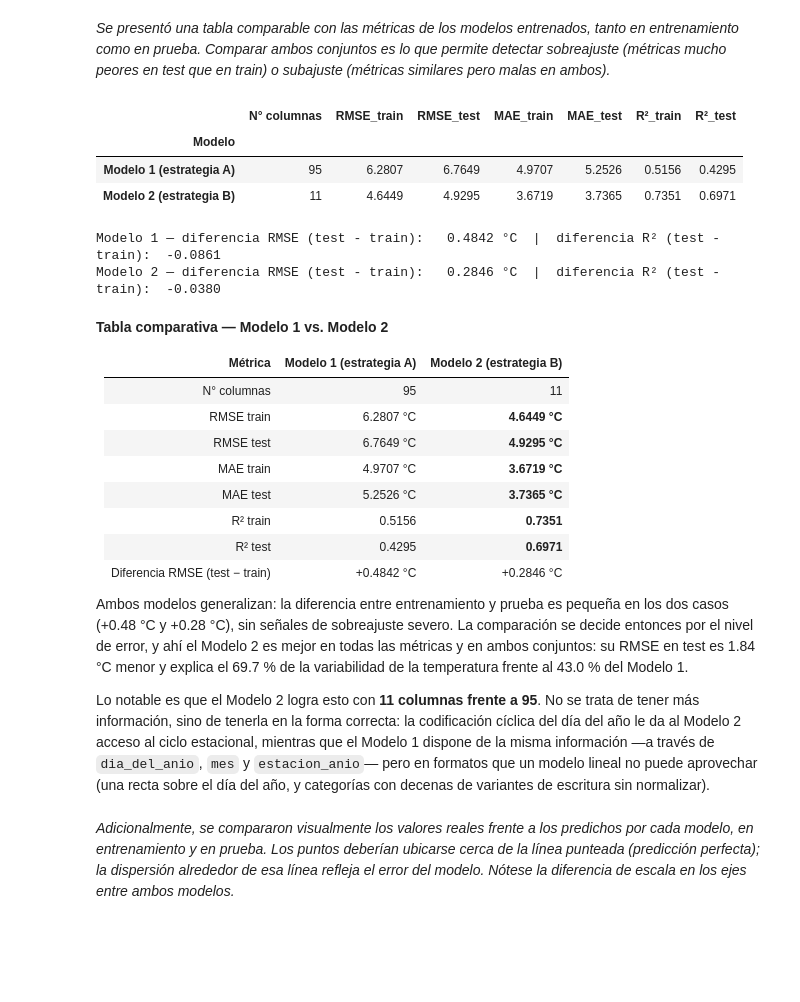
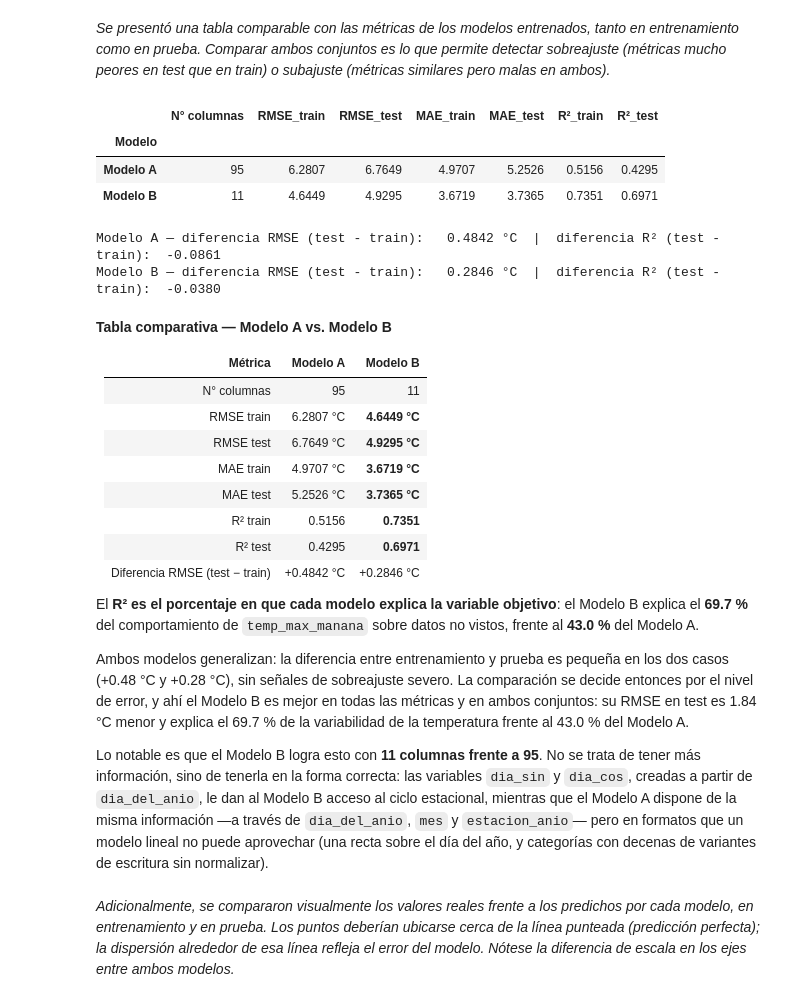
Before and after one commit to LucasValbuena1/LAB1-ML, a Jupyter notebook: laboratorio1.ipynb, the cells around one changed output. Cells and saved outputs as stored; diff of their text form; code cells hidden in the pictures; blank space fills up the shorter version.

```diff
--- a/laboratorio1.ipynb
+++ b/laboratorio1.ipynb
@@ -872,14 +874,14 @@ y_test_pred_1 = modelo_1.predict(Xt_test_df)
 # %%
-mae_train_1 = mean_absolute_error(y_train, y_train_pred_1)
-r2_train_1 = r2_score(y_train, y_train_pred_1)
+mae_train_a = mean_absolute_error(y_train, y_train_pred_a)
+r2_train_a = r2_score(y_train, y_train_pred_a)
 
-mae_test_1 = mean_absolute_error(y_test, y_test_pred_1)
-mse_test_1 = mean_squared_error(y_test, y_test_pred_1)
-rmse_test_1 = np.sqrt(mse_test_1)
-r2_test_1 = r2_score(y_test, y_test_pred_1)
+mae_test_a = mean_absolute_error(y_test, y_test_pred_a)
+mse_test_a = mean_squared_error(y_test, y_test_pred_a)
+rmse_test_a = np.sqrt(mse_test_a)
+r2_test_a = r2_score(y_test, y_test_pred_a)
 
-print("Modelo 1 (estrategia A) — conjunto de prueba")
-print(f"  MAE  test : {mae_test_1:.4f} °C")
-print(f"  RMSE test : {rmse_test_1:.4f} °C")
-print(f"  R²   test : {r2_test_1:.4f}")
+print("Modelo A — conjunto de prueba")
+print(f"  MAE  test : {mae_test_a:.4f} °C")
+print(f"  RMSE test : {rmse_test_a:.4f} °C")
+print(f"  R²   test : {r2_test_a:.4f}")
 # %% [output]
@@ -924,46 +926,46 @@ Modelo 2 (estrategia B) — conjunto de prueba
 # %%
 resultados = pd.DataFrame([
     {
-        "Modelo": "Modelo 1 (estrategia A)",
-        "N° columnas": Xt_train_df.shape[1],
-        "RMSE_train": rmse_train_1,
-        "RMSE_test": rmse_test_1,
-        "MAE_train": mae_train_1,
-        "MAE_test": mae_test_1,
-        "R²_train": r2_train_1,
-        "R²_test": r2_test_1,
+        "Modelo": "Modelo A",
+        "N° columnas": Xt_train_a_df.shape[1],
+        "RMSE_train": rmse_train_a,
+        "RMSE_test": rmse_test_a,
+        "MAE_train": mae_train_a,
+        "MAE_test": mae_test_a,
+        "R²_train": r2_train_a,
+        "R²_test": r2_test_a,
     },
     {
-        "Modelo": "Modelo 2 (estrategia B)",
+        "Modelo": "Modelo B",
         "N° columnas": Xt_train_b_df.shape[1],
-        "RMSE_train": rmse_train_2,
-        "RMSE_test": rmse_test_2,
-        "MAE_train": mae_train_2,
-        "MAE_test": mae_test_2,
-        "R²_train": r2_train_2,
-        "R²_test": r2_test_2,
+        "RMSE_train": rmse_train_b,
+        "RMSE_test": rmse_test_b,
+        "MAE_train": mae_train_b,
+        "MAE_test": mae_test_b,
+        "R²_train": r2_train_b,
+        "R²_test": r2_test_b,
     },
 ]).set_index("Modelo")
 
 display(resultados.round(4))
 
 for nombre, rmse_tr, rmse_ts, r2_tr, r2_ts in [
-    ("Modelo 1", rmse_train_1, rmse_test_1, r2_train_1, r2_test_1),
-    ("Modelo 2", rmse_train_2, rmse_test_2, r2_train_2, r2_test_2),
+    ("Modelo A", rmse_train_a, rmse_test_a, r2_train_a, r2_test_a),
+    ("Modelo B", rmse_train_b, rmse_test_b, r2_train_b, r2_test_b),
 ]:
     print(f"{nombre} — diferencia RMSE (test - train): {rmse_ts - rmse_tr:8.4f} °C  |  "
           f"diferencia R² (test - train): {r2_ts - r2_tr:8.4f}")
 # %% [output]
 |  | N° columnas | RMSE_train | RMSE_test | MAE_train | MAE_test | R²_train | R²_test |
 | Modelo |  |  |  |  |  |  |  |
-| Modelo 1 (estrategia A) | 95 | 6.2807 | 6.7649 | 4.9707 | 5.2526 | 0.5156 | 0.4295 |
-| Modelo 2 (estrategia B) | 11 | 4.6449 | 4.9295 | 3.6719 | 3.7365 | 0.7351 | 0.6971 |
+| Modelo A | 95 | 6.2807 | 6.7649 | 4.9707 | 5.2526 | 0.5156 | 0.4295 |
+| Modelo B | 11 | 4.6449 | 4.9295 | 3.6719 | 3.7365 | 0.7351 | 0.6971 |
-Modelo 1 — diferencia RMSE (test - train):   0.4842 °C  |  diferencia R² (test - train):  -0.0861
-Modelo 2 — diferencia RMSE (test - train):   0.2846 °C  |  diferencia R² (test - train):  -0.0380
+Modelo A — diferencia RMSE (test - train):   0.4842 °C  |  diferencia R² (test - train):  -0.0861
+Modelo B — diferencia RMSE (test - train):   0.2846 °C  |  diferencia R² (test - train):  -0.0380
 # %% [markdown]
-**Tabla comparativa — Modelo 1 vs. Modelo 2**
+**Tabla comparativa — Modelo A vs. Modelo B**
 
-| Métrica | Modelo 1 (estrategia A) | Modelo 2 (estrategia B) |
+| Métrica | Modelo A | Modelo B |
 |---|---|---|
 | N° columnas | 95 | 11 |
 | RMSE train | 6.2807 °C | **4.6449 °C** |
@@ -975,9 +977,11 @@ Modelo 2 — diferencia RMSE (test - train):   0.2846 °C  |  diferencia R² (te
 | Diferencia RMSE (test − train) | +0.4842 °C | +0.2846 °C |
 
 
-Ambos modelos generalizan: la diferencia entre entrenamiento y prueba es pequeña en los dos casos (+0.48 °C y +0.28 °C), sin señales de sobreajuste severo. La comparación se decide entonces por el nivel de error, y ahí el Modelo 2 es mejor en todas las métricas y en ambos conjuntos: su RMSE en test es 1.84 °C menor y explica el 69.7 % de la variabilidad de la temperatura frente al 43.0 % del Modelo 1.
+El **R² es el porcentaje en que cada modelo explica la variable objetivo**: el Modelo B explica el **69.7 %** del comportamiento de `temp_max_manana` sobre datos no vistos, frente al **43.0 %** del Modelo A.
 
-Lo notable es que el Modelo 2 logra esto con **11 columnas frente a 95**. No se trata de tener más información, sino de tenerla en la forma correcta: la codificación cíclica del día del año le da al Modelo 2 acceso al ciclo estacional, mientras que el Modelo 1 dispone de la misma información —a través de `dia_del_anio`, `mes` y `estacion_anio`— pero en formatos que un modelo lineal no puede aprovechar (una recta sobre el día del año, y categorías con decenas de variantes de escritura sin normalizar).
+Ambos modelos generalizan: la diferencia entre entrenamiento y prueba es pequeña en los dos casos (+0.48 °C y +0.28 °C), sin señales de sobreajuste severo. La comparación se decide entonces por el nivel de error, y ahí el Modelo B es mejor en todas las métricas y en ambos conjuntos: su RMSE en test es 1.84 °C menor y explica el 69.7 % de la variabilidad de la temperatura frente al 43.0 % del Modelo A.
+
+Lo notable es que el Modelo B logra esto con **11 columnas frente a 95**. No se trata de tener más información, sino de tenerla en la forma correcta: las variables `dia_sin` y `dia_cos`, creadas a partir de `dia_del_anio`, le dan al Modelo B acceso al ciclo estacional, mientras que el Modelo A dispone de la misma información —a través de `dia_del_anio`, `mes` y `estacion_anio`— pero en formatos que un modelo lineal no puede aprovechar (una recta sobre el día del año, y categorías con decenas de variantes de escritura sin normalizar).
 # %% [markdown]
 *Adicionalmente, se compararon visualmente los valores reales frente a los predichos por cada modelo, en entrenamiento y en prueba. Los puntos deberían ubicarse cerca de la línea punteada (predicción perfecta); la dispersión alrededor de esa línea refleja el error del modelo. Nótese la diferencia de escala en los ejes entre ambos modelos.*
 # %%
```
Also changed, not shown: parts of 60 cells of this notebook.
